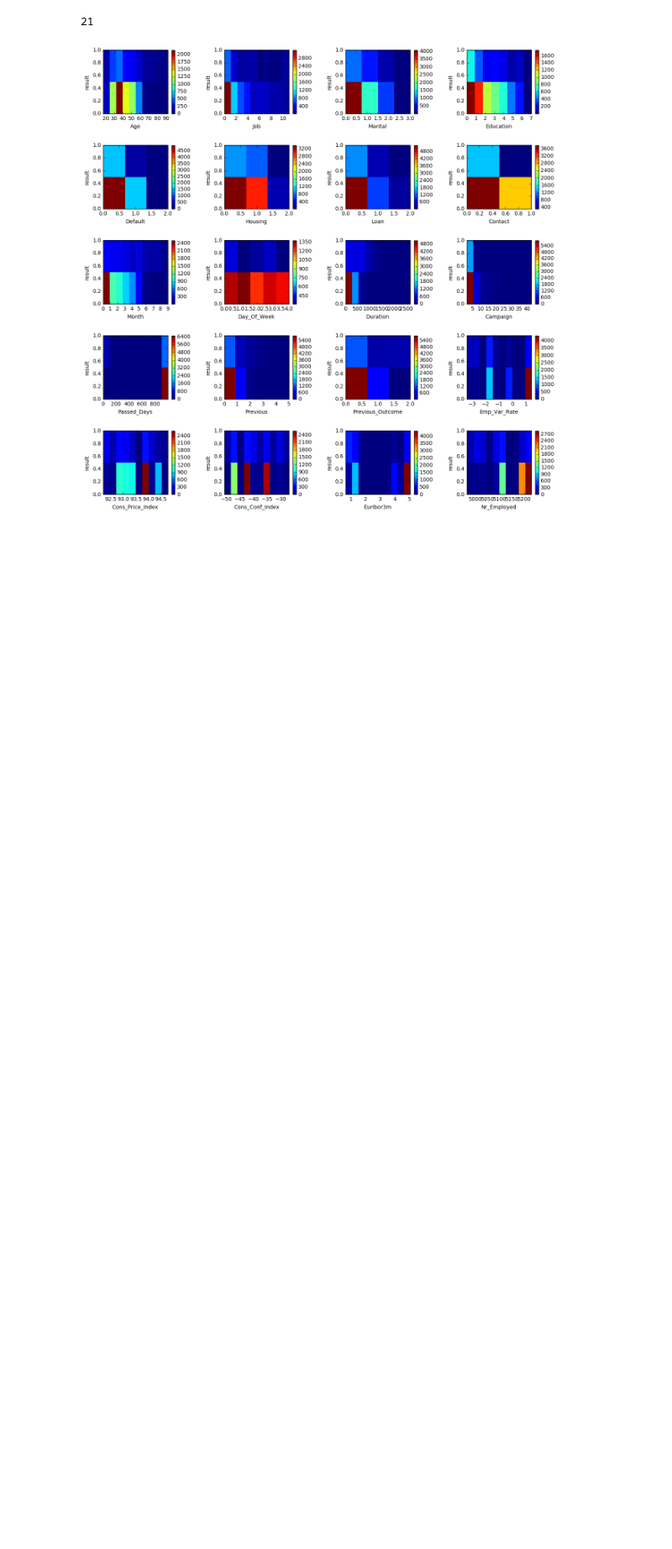
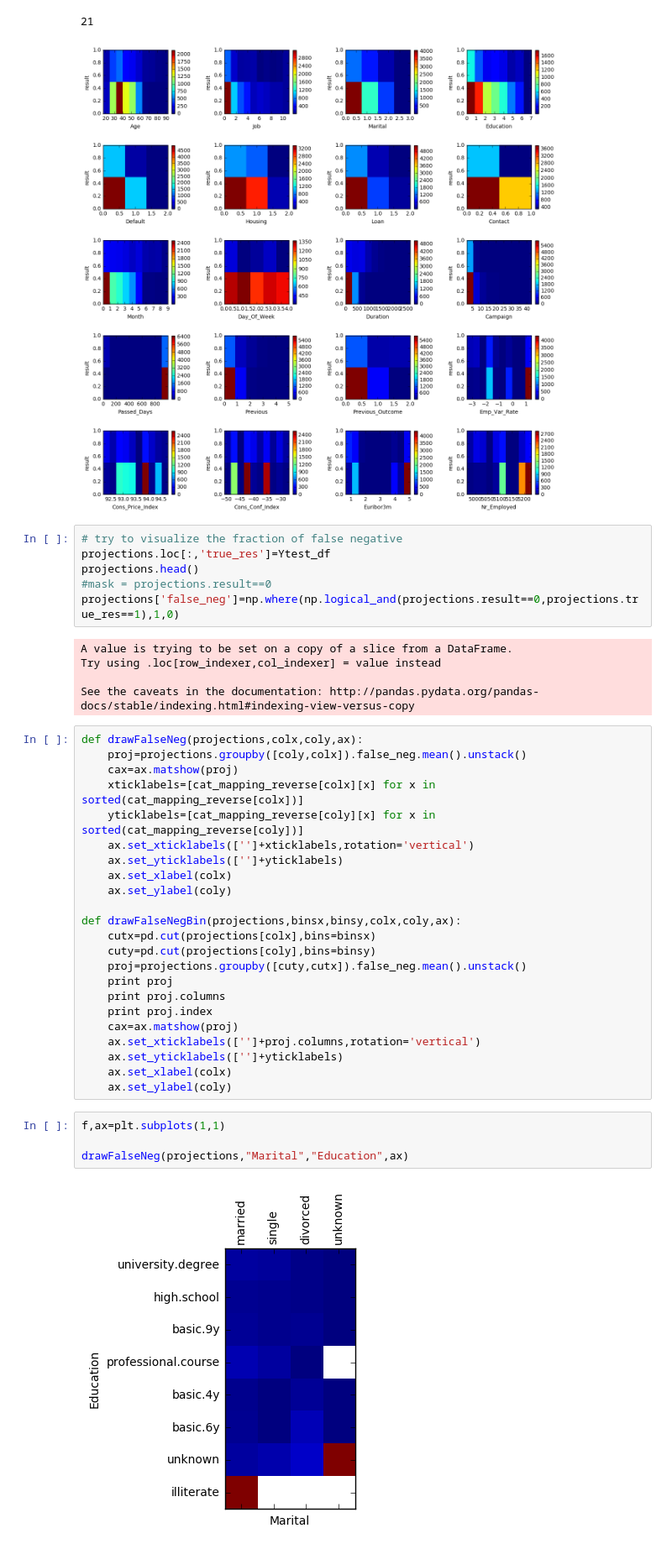
Before and after one commit to disimone/check24_test, a Jupyter notebook: check24_test.ipynb, the cells around one changed output. Shown at 84% size. Saved outputs shown, nothing was run; the diff lists cells and outputs as text; blank space fills up the shorter version.

Commit message:
adding 2d histos of false negatives

```diff
--- a/check24_test.ipynb
+++ b/check24_test.ipynb
@@ -549,3 +549,43 @@ plt.subplots_adjust(hspace=0.5)
 # %% [output]
 21
 [figure]
+# %%
+# try to visualize the fraction of false negative
+projections.loc[:,'true_res']=Ytest_df
+projections.head()
+#mask = projections.result==0
+projections['false_neg']=np.where(np.logical_and(projections.result==0,projections.true_res==1),1,0)
+# %% [output]
+A value is trying to be set on a copy of a slice from a DataFrame.
+Try using .loc[row_indexer,col_indexer] = value instead
+
+See the caveats in the documentation: http://pandas.pydata.org/pandas-docs/stable/indexing.html#indexing-view-versus-copy
+# %%
+def drawFalseNeg(projections,colx,coly,ax):
+    proj=projections.groupby([coly,colx]).false_neg.mean().unstack()
+    cax=ax.matshow(proj)
+    xticklabels=[cat_mapping_reverse[colx][x] for x in sorted(cat_mapping_reverse[colx])]
+    yticklabels=[cat_mapping_reverse[coly][x] for x in sorted(cat_mapping_reverse[coly])]
+    ax.set_xticklabels(['']+xticklabels,rotation='vertical')
+    ax.set_yticklabels(['']+yticklabels)
+    ax.set_xlabel(colx)
+    ax.set_ylabel(coly)
+
+def drawFalseNegBin(projections,binsx,binsy,colx,coly,ax):
+    cutx=pd.cut(projections[colx],bins=binsx)
+    cuty=pd.cut(projections[coly],bins=binsy)
+    proj=projections.groupby([cuty,cutx]).false_neg.mean().unstack()
+    print proj
+    print proj.columns
+    print proj.index
+    cax=ax.matshow(proj)
+    ax.set_xticklabels(['']+proj.columns,rotation='vertical')
+    ax.set_yticklabels(['']+yticklabels)
+    ax.set_xlabel(colx)
+    ax.set_ylabel(coly)
+# %%
+f,ax=plt.subplots(1,1)
+
+drawFalseNeg(projections,"Marital","Education",ax)
+# %% [output]
+[figure, added]
```
Also changed, not shown: parts of 2 cells of this notebook.
